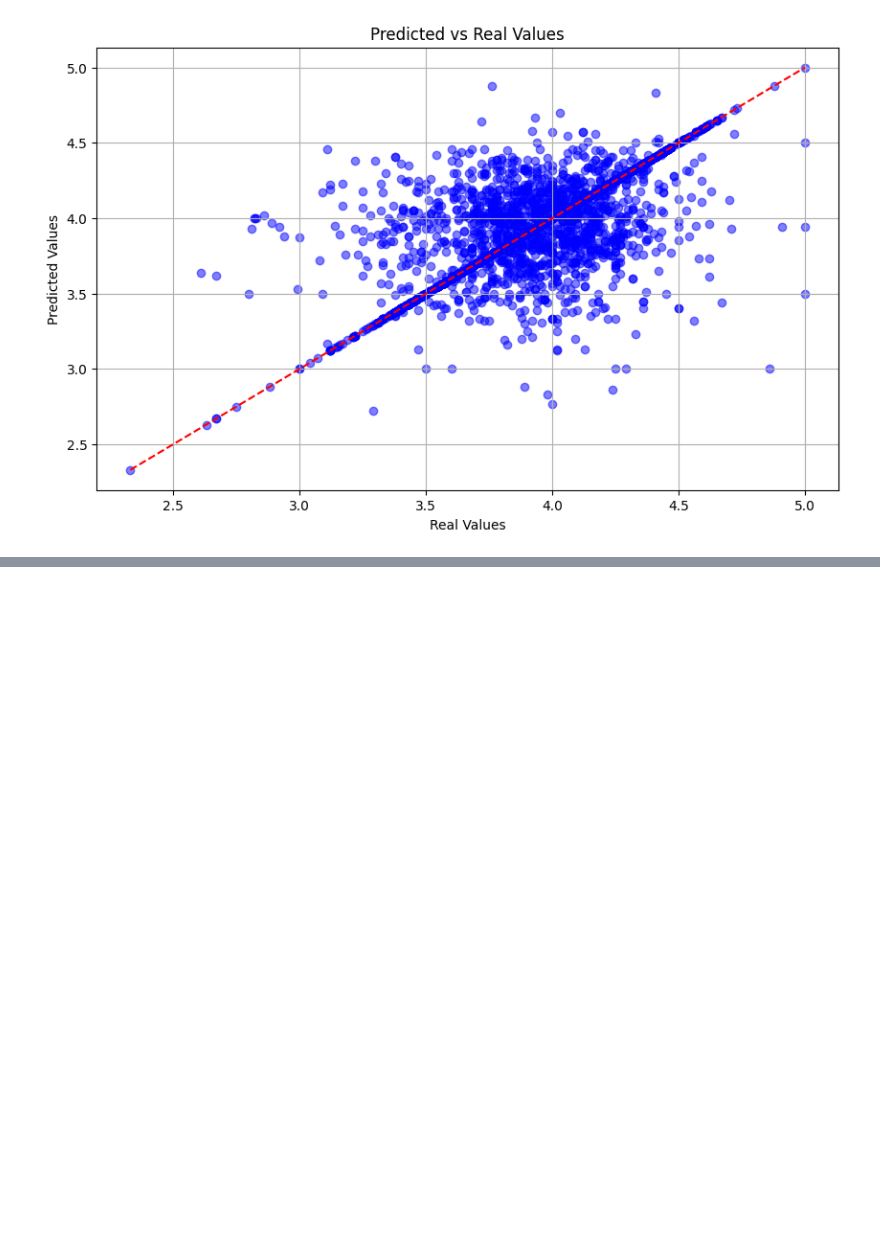
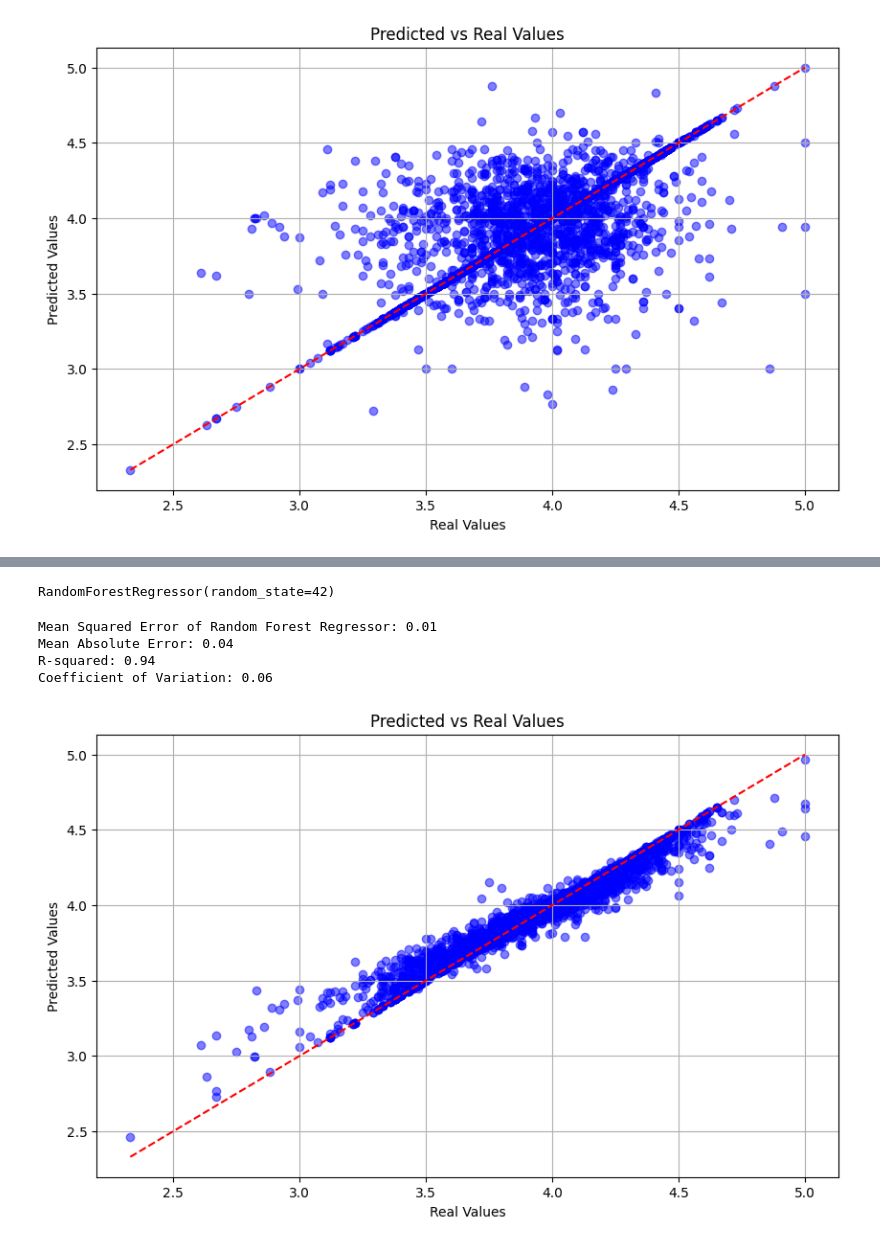
Before and after one commit to rhowsane/viet-goodreads, a Jupyter notebook: Notebook/main.ipynb, the cells around one changed output, grey strips where cells are left out. Saved outputs shown, nothing was run; the diff lists cells and outputs as text; code cells hidden in the pictures; blank space fills up the shorter version.

Commit message:
[BUILD] Finished Random Forest

```diff
--- a/Notebook/main.ipynb
+++ b/Notebook/main.ipynb
@@ -381,0 +423,53 @@ plt.show()
+# %%
+# Define features and target variable
+features = books_randomForest.drop(columns=['average_rating'])
+target = books_randomForest['average_rating']
+# %%
+# Initialize the RandomForestRegressor
+random_forest = RandomForestRegressor(random_state=42)
+# %%
+# Train the model
+random_forest.fit(features, target)
+# %% [output]
+RandomForestRegressor(random_state=42)
+# %%
+# Predict on the test set
+test_features = test_df.drop(columns=['average_rating'])
+predictions = random_forest.predict(test_features)
+# %%
+# Calculate mean squared error
+mse = mean_squared_error(test_df['average_rating'], predictions)
+print(f"Mean Squared Error of Random Forest Regressor: {mse:.2f}")
+
+mae = mean_absolute_error(test_df['average_rating'], predictions)
+print(f"Mean Absolute Error: {mae:.2f}")
+
+r2 = r2_score(test_df['average_rating'], predictions)
+print(f"R-squared: {r2:.2f}")
+
+cv = np.std(predictions) / np.mean(predictions)
+print(f"Coefficient of Variation: {cv:.2f}")
+# %% [output]
+Mean Squared Error of Random Forest Regressor: 0.01
+Mean Absolute Error: 0.04
+R-squared: 0.94
+Coefficient of Variation: 0.06
+# %%
+# Get the real values from the test set
+real_values = test_df['average_rating']
+
+# Create a scatter plot
+plt.figure(figsize=(10, 6))
+plt.scatter(real_values, predictions, color='blue', alpha=0.5)
+plt.title('Predicted vs Real Values')
+plt.xlabel('Real Values')
+plt.ylabel('Predicted Values')
+plt.grid(True)
+
+# Add a diagonal line for reference
+x = np.linspace(min(real_values), max(real_values), 100)
+plt.plot(x, x, color='red', linestyle='--')
+
+plt.show()
+# %% [output]
+[figure, added]
```
Also changed, not shown: parts of 16 cells of this notebook, 1 other file.
